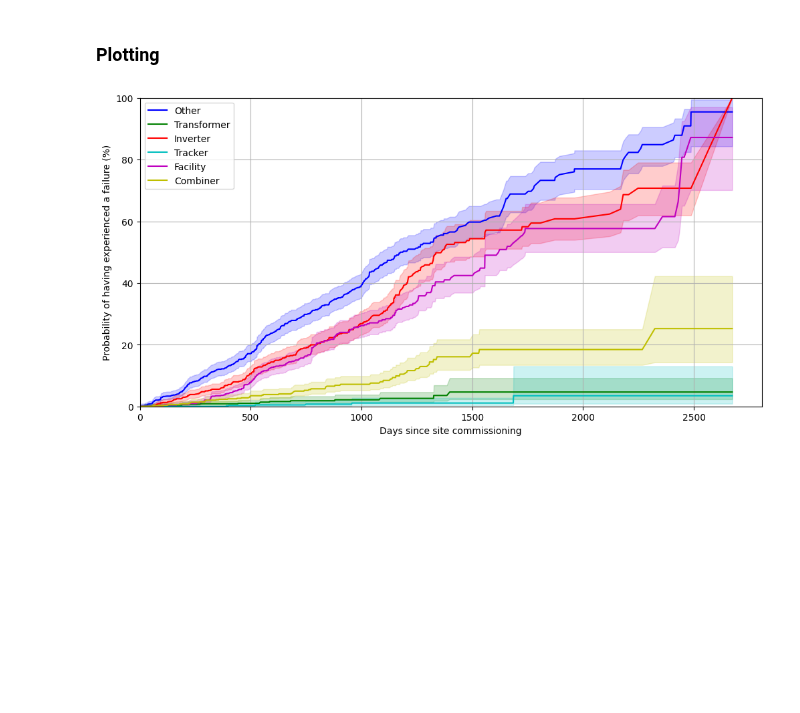
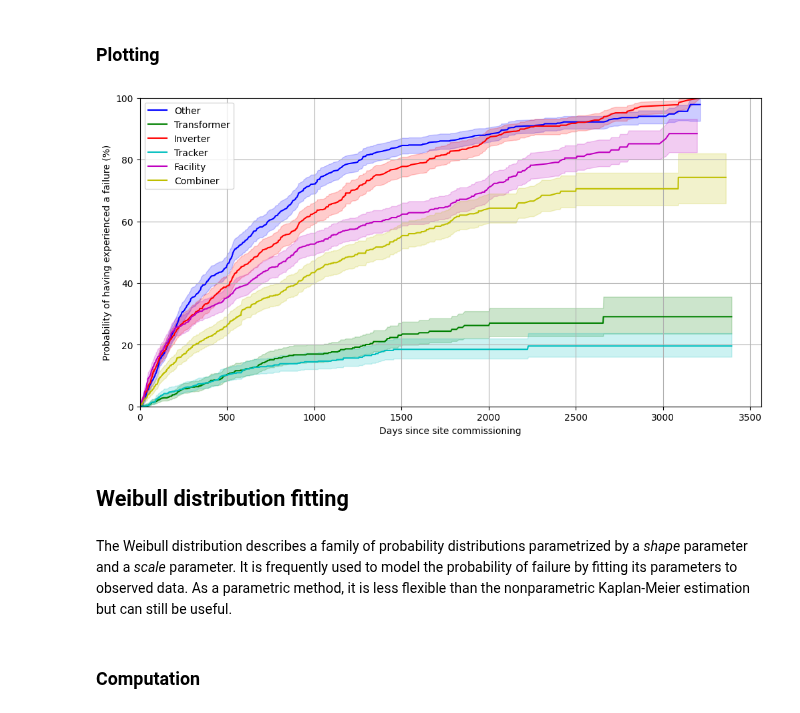
Before and after one commit to sandialabs/pvOps, a Jupyter notebook: tutorials/tutorial_timeseries_survival_analysis.ipynb, the cells around one changed output. Cells and saved outputs as stored; diff of their text form; code cells hidden in the pictures; blank space fills up the shorter version.

```diff
--- a/tutorials/tutorial_timeseries_survival_analysis.ipynb
+++ b/tutorials/tutorial_timeseries_survival_analysis.ipynb
@@ -66,0 +64,4 @@ for randid in first_fails_df.index:
+# %%
+first_fails_df = om_df.groupby(['randid','Asset']).first()
+first_fails_df['was_observed'] = True
+first_fails_df.head(5)
@@ -66,0 +80,4 @@ for randid in first_fails_df.index:
+# %%
+last_fails_df = om_df.groupby('randid').last().drop(columns=['Asset']) # we don't care about the asset here
+last_fails_df['was_observed'] = False
+last_fails_df.head(5)
@@ -66,0 +96,17 @@ for randid in first_fails_df.index:
+# %%
+# initialize dataframe with a row for every unique site-asset pair
+all_sites_assets_df = pd.DataFrame(index=pd.MultiIndex.from_product([randids, assets], names=['randid', 'Asset']),
+                                   columns=first_fails_df.columns,
+                                   dtype=first_fails_df.dtypes.values)
+
+# prefill dataframe with the last possible times (the censored times)
+for randid in randids:
+    all_sites_assets_df.loc[(randid, slice(None)), :] = last_fails_df.loc[randid].values
+
+# for every row that did have a recorded event, replace the censored time with the observed one
+all_sites_assets_df.loc[first_fails_df.index] = first_fails_df
+
+# set the column dtypes appropriately
+all_sites_assets_df = all_sites_assets_df.astype(first_fails_df.dtypes)
+
+all_sites_assets_df.head(10)
@@ -81,9 +146,9 @@ Note the Kaplan-Meier estimator is for the survival function. By subtracting it
 # %%
 kaplan_meier_results = {}
 for asset in assets:
-    asset_df = all_assets_df[all_assets_df['Asset'] == asset]
+    asset_df = all_sites_assets_df.loc[(slice(None), asset), :]
     times, surv_func, conf_int = kaplan_meier_estimator(asset_df['was_observed'],
-                                                        asset_df['time_to_failure_days'],
+                                                        asset_df['days_until_failure'],
                                                         conf_type='log-log')
     kaplan_meier_results[asset] = {'times' : times,
                                    'fail_prob' : 100 * (1 - surv_func),
@@ -93,18 +158,24 @@ for asset in assets:
 ### Plotting
 # %%
 plt.figure(figsize=(12,6))
-colors = plt.cm.colors.BASE_COLORS.values()
+colors = list(plt.cm.colors.BASE_COLORS.values())[:len(assets)]
 
 for asset, color in zip(assets, colors):
     result = kaplan_meier_results[asset]
     plt.plot(result['times'], result['fail_prob'], color=color, label=asset)
     plt.fill_between(result['times'], result['lower'], result['upper'], color=color, alpha=0.2)
 
 plt.legend();
 plt.grid();
 plt.xlim(0,None);
 plt.ylim(0,100);
 plt.xlabel('Days since site commissioning')
 plt.ylabel('Probability of having experienced a failure (%)');
 # %% [output]
-[figure, old version]
+[figure, new version]
+# %% [markdown]
+## Weibull distribution fitting
+# %% [markdown]
+The Weibull distribution describes a family of probability distributions parametrized by a _shape_ parameter and a _scale_ parameter. It is frequently used to model the probability of failure by fitting its parameters to observed data. As a parametric method, it is less flexible than the nonparametric Kaplan-Meier estimation but can still be useful.
+# %% [markdown]
+### Computation
```
Also changed, not shown: parts of 27 cells of this notebook.
